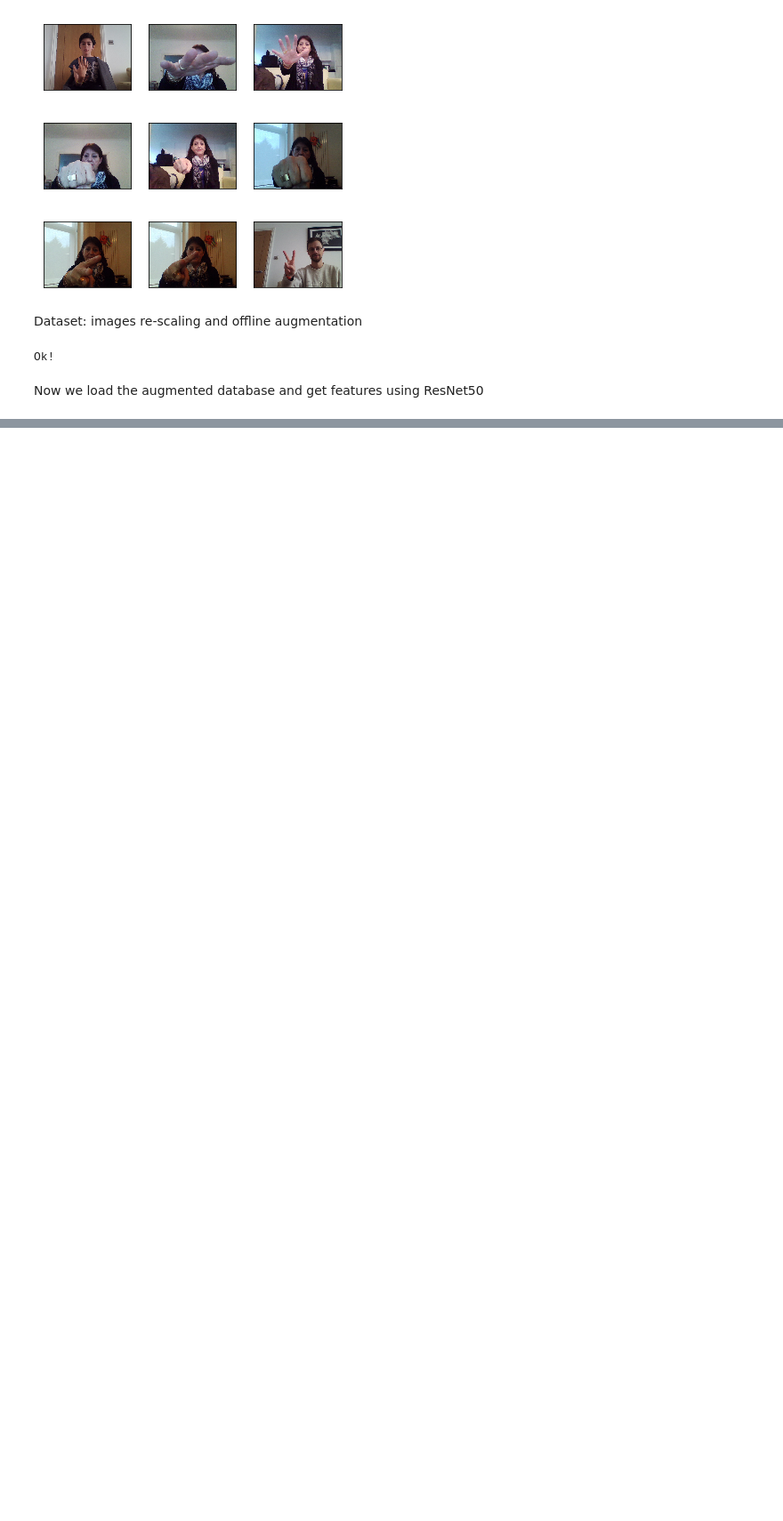
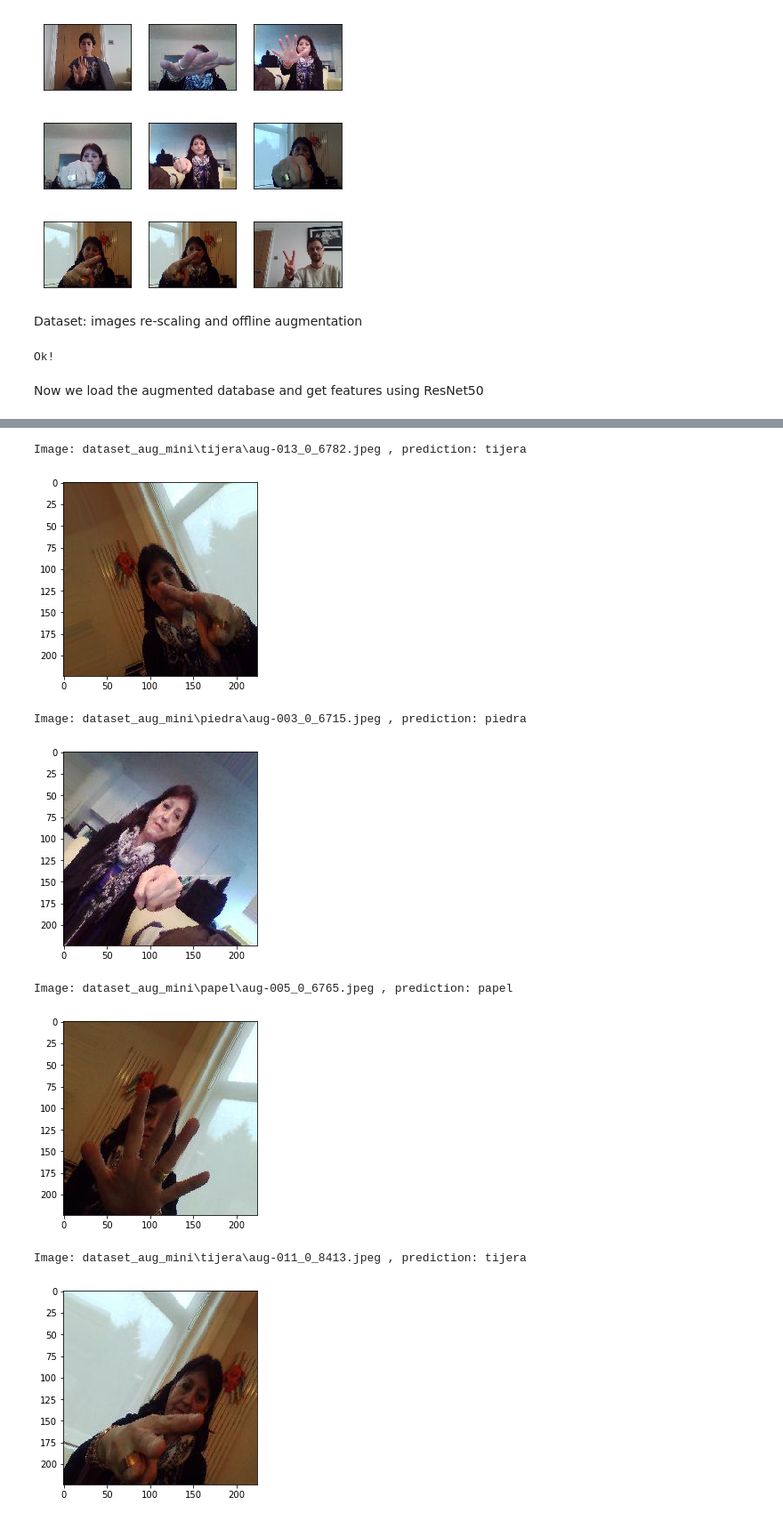
Before and after one commit to juanneilson/machine-learning, a Jupyter notebook: projects/capstone/Cachipun.ipynb, the cells around one changed output, grey strips where cells are left out. Shown at 89% size. Drawn from its saved outputs; the diff is of its cells as text; code cells hidden in the pictures; blank space fills up the shorter version.

Commit message:
First training results

```diff
--- a/projects/capstone/Cachipun.ipynb
+++ b/projects/capstone/Cachipun.ipynb
@@ -181,0 +235,9 @@ There are 3411 training images.
+# %%
+#Defining architecture.
+
+model_1 = Sequential()
+print(features_array.shape[1:])
+model_1.add(GlobalAveragePooling2D(input_shape=features_array.shape[1:]))
+model_1.add(Dense(3, activation='softmax'))
+
+model_1.summary()
@@ -181,0 +257,2 @@ There are 3411 training images.
+# %%
+model_1.compile(optimizer='rmsprop', loss='categorical_crossentropy', metrics=['accuracy'])
@@ -181,0 +261,9 @@ There are 3411 training images.
+# %%
+#Train the model.
+checkpointer = ModelCheckpoint(filepath='saved_models/weights.best.model_1.hdf5',
+                               verbose=1, save_best_only=True)
+
+model_1.fit(features_array, train_targets_aug,
+          validation_split=0.2,
+          #validation_data=(valid_Resnet50, valid_targets),
+          epochs=20, batch_size=20, callbacks=[checkpointer], verbose=1)
@@ -181,0 +291,32 @@ There are 3411 training images.
+# %%
+model_1.load_weights('saved_models/weights.best.model_1.hdf5')
+
+def classify_images(img_paths):
+    paths_features = get_features_from_db(img_paths)
+    #Calc predictions
+    rps_predictions = [np.argmax(model_1.predict(np.expand_dims(tensor, axis=0))) for tensor in paths_features]
+    rps_predictions_string = [class_names[class_index] for class_index in rps_predictions]
+    return rps_predictions, rps_predictions_string
+
+def show_prediction (img_path, pred_str):
+    print('Image:', img_path, ', prediction:', pred_str)
+    plot_img_from_path(img_path)
+    #img = cv2.imread(img_path)
+    #plt.imshow(img)
+    plt.show()
+
+showing_paths = train_files_aug[0:9]
+#print (showing_paths)
+pred, pred_str = classify_images(showing_paths)
+for i in range(len(showing_paths)):
+    show_prediction (showing_paths[i], pred_str[i])
+#print(pred_str)
+# %% [output]
+Image: dataset_aug_mini\tijera\aug-013_0_6782.jpeg , prediction: tijera
+[figure, added]
+Image: dataset_aug_mini\piedra\aug-003_0_6715.jpeg , prediction: piedra
+[figure, added]
+Image: dataset_aug_mini\papel\aug-005_0_6765.jpeg , prediction: papel
+[figure, added]
+Image: dataset_aug_mini\tijera\aug-011_0_8413.jpeg , prediction: tijera
+[figure, added]
```
Also changed, not shown: parts of 12 cells of this notebook, 1 other file.
